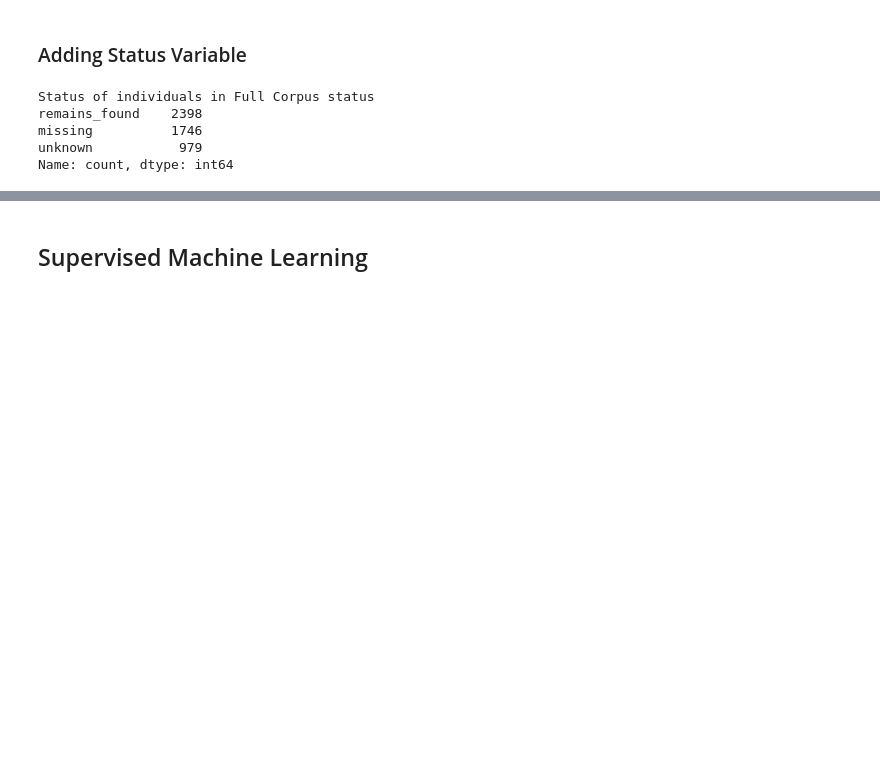
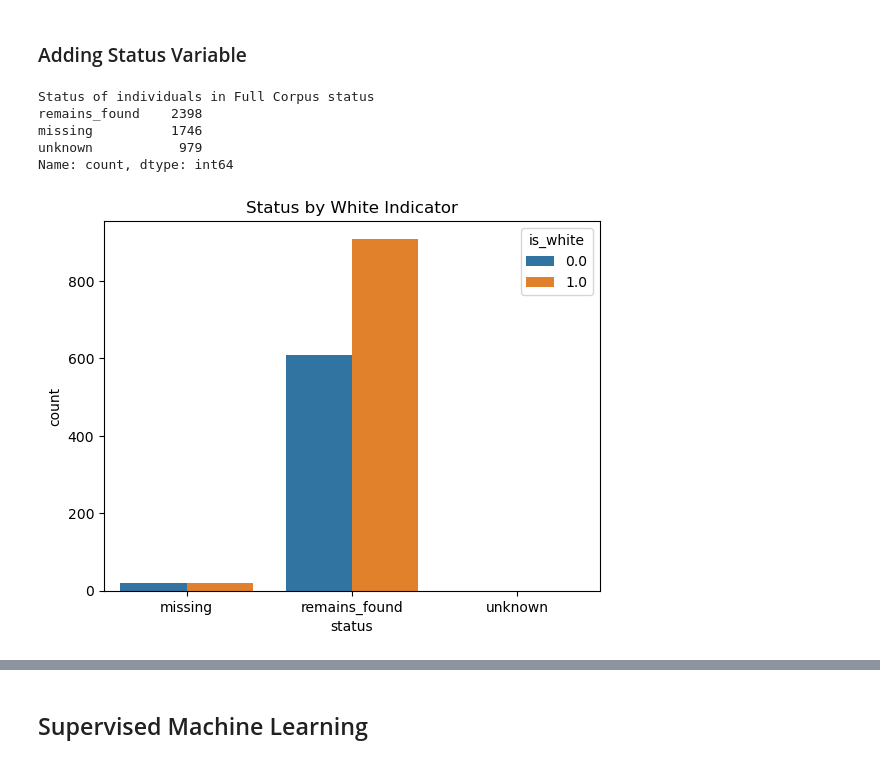
Before and after one commit to KatieKimberling/ADS-504-Team-3, a Jupyter notebook: ADS504_project.ipynb, the cells around one changed output, grey strips where cells are left out. Saved outputs shown, nothing was run; the diff lists cells and outputs as text; code cells hidden in the pictures; blank space fills up the shorter version.

```diff
--- a/ADS504_project.ipynb
+++ b/ADS504_project.ipynb
@@ -593,3 +598,10 @@ full_no_na = full_no_na.drop('date', axis = 1)
 full_no_na['status'] = full_no_na['status'].astype('category')
 # %%
 full_no_na = full_no_na[~(full_no_na['status']=='unknown')]
+# %%
+# Visualizing race effects on status
+sns.countplot(data = full_no_na, x = 'status', hue = 'is_white')
+plt.title('Status by White Indicator')
+plt.show()
+# %% [output]
+[figure, added]
```
Also changed, not shown: parts of 13 cells of this notebook.
